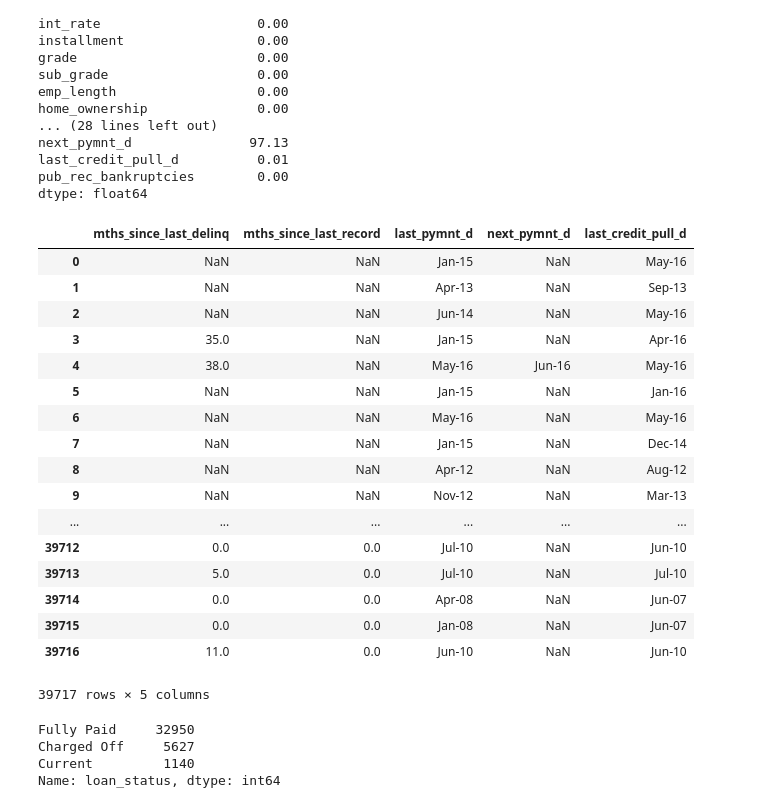
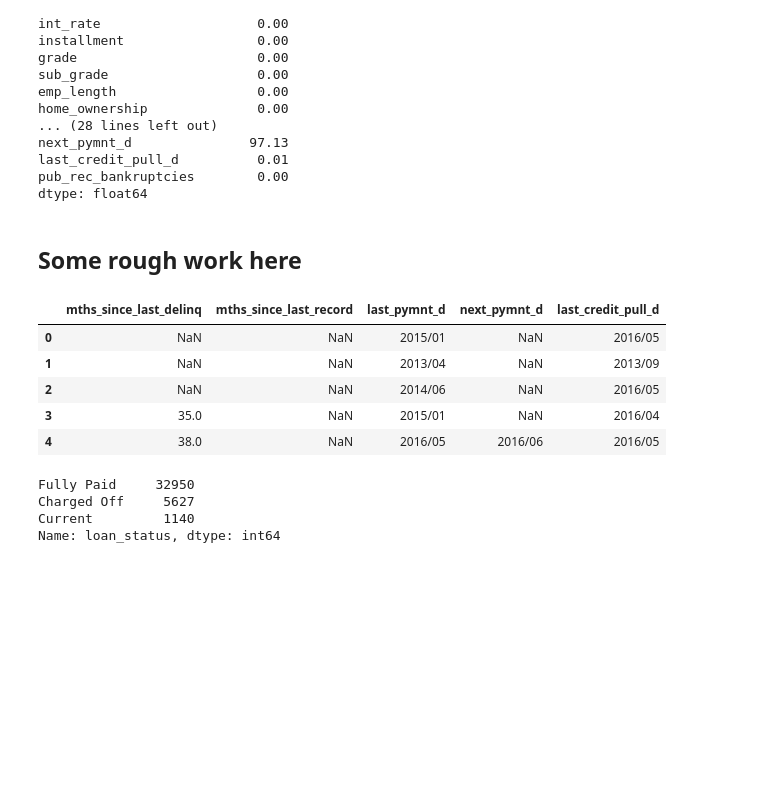
Before and after one commit to arpitjoshi/case-study-2, a Jupyter notebook: notebook.ipynb, the cells around one changed output. Drawn from its saved outputs; the diff is of its cells as text; code cells hidden in the pictures; blank space fills up the shorter version.

```diff
--- a/notebook.ipynb
+++ b/notebook.ipynb
@@ -68,5 +83,5 @@ df.drop(columns=cols_to_drop, inplace=True)
 # %%
-df.drop(columns=['zip_code', 'url', 'emp_title', 'title', 'zip_code', 'desc'], inplace=True)
+df.drop(columns=['url', 'emp_title', 'title', 'zip_code', 'desc'], inplace=True)
 # %%
 df.head(10)
 # %% [output]
@@ -166,0 +196,15 @@ df.pub_rec_bankruptcies.fillna(0.0, inplace=True)
+# %%
+month_dict = {"Jan":'01', "Feb":'02', "Mar":'03', "Apr":'04',
+              "May":'05', "Jun":'06', "Jul":'07', "Aug":'08',
+              "Sep":'09', "Oct":'10', "Nov":'11', "Dec":'12', }
+# %%
+def fixdate(d):
+    if type(d) is str:
+        d=d.split("-")
+        d = "20" + d[1] + "/" + month_dict[d[0]]
+        return d
+    return float('NaN')
+# %%
+df.last_pymnt_d=df.last_pymnt_d.apply(lambda x: fixdate(x))
+df.next_pymnt_d=df.next_pymnt_d.apply(lambda x: fixdate(x))
+df.last_credit_pull_d=df.last_credit_pull_d.apply(lambda x: fixdate(x))
@@ -184,27 +230,17 @@ next_pymnt_d               97.13
 last_credit_pull_d          0.01
 pub_rec_bankruptcies        0.00
 dtype: float64
+# %% [markdown]
+## Some rough work here
 # %%
-df[['mths_since_last_delinq', 'mths_since_last_record', 'last_pymnt_d', 'next_pymnt_d', 'last_credit_pull_d']]
+df[['mths_since_last_delinq', 'mths_since_last_record', 'last_pymnt_d', 'next_pymnt_d', 'last_credit_pull_d']].head()
 # %% [output]
 |  | mths_since_last_delinq | mths_since_last_record | last_pymnt_d | next_pymnt_d | last_credit_pull_d |
-| 0 | NaN | NaN | Jan-15 | NaN | May-16 |
-| 1 | NaN | NaN | Apr-13 | NaN | Sep-13 |
-| 2 | NaN | NaN | Jun-14 | NaN | May-16 |
-| 3 | 35.0 | NaN | Jan-15 | NaN | Apr-16 |
-| 4 | 38.0 | NaN | May-16 | Jun-16 | May-16 |
-| 5 | NaN | NaN | Jan-15 | NaN | Jan-16 |
-| 6 | NaN | NaN | May-16 | NaN | May-16 |
-| 7 | NaN | NaN | Jan-15 | NaN | Dec-14 |
-| 8 | NaN | NaN | Apr-12 | NaN | Aug-12 |
-| 9 | NaN | NaN | Nov-12 | NaN | Mar-13 |
-| ... | ... | ... | ... | ... | ... |
-| 39712 | 0.0 | 0.0 | Jul-10 | NaN | Jun-10 |
-| 39713 | 5.0 | 0.0 | Jul-10 | NaN | Jul-10 |
-| 39714 | 0.0 | 0.0 | Apr-08 | NaN | Jun-07 |
-| 39715 | 0.0 | 0.0 | Jan-08 | NaN | Jun-07 |
-| 39716 | 11.0 | 0.0 | Jun-10 | NaN | Jun-10 |
+| 0 | NaN | NaN | 2015/01 | NaN | 2016/05 |
+| 1 | NaN | NaN | 2013/04 | NaN | 2013/09 |
+| 2 | NaN | NaN | 2014/06 | NaN | 2016/05 |
+| 3 | 35.0 | NaN | 2015/01 | NaN | 2016/04 |
+| 4 | 38.0 | NaN | 2016/05 | 2016/06 | 2016/05 |
-39717 rows × 5 columns
 # %%
 df.loan_status.value_counts()
 # %% [output]
```
Also changed, not shown: parts of 23 cells of this notebook.
